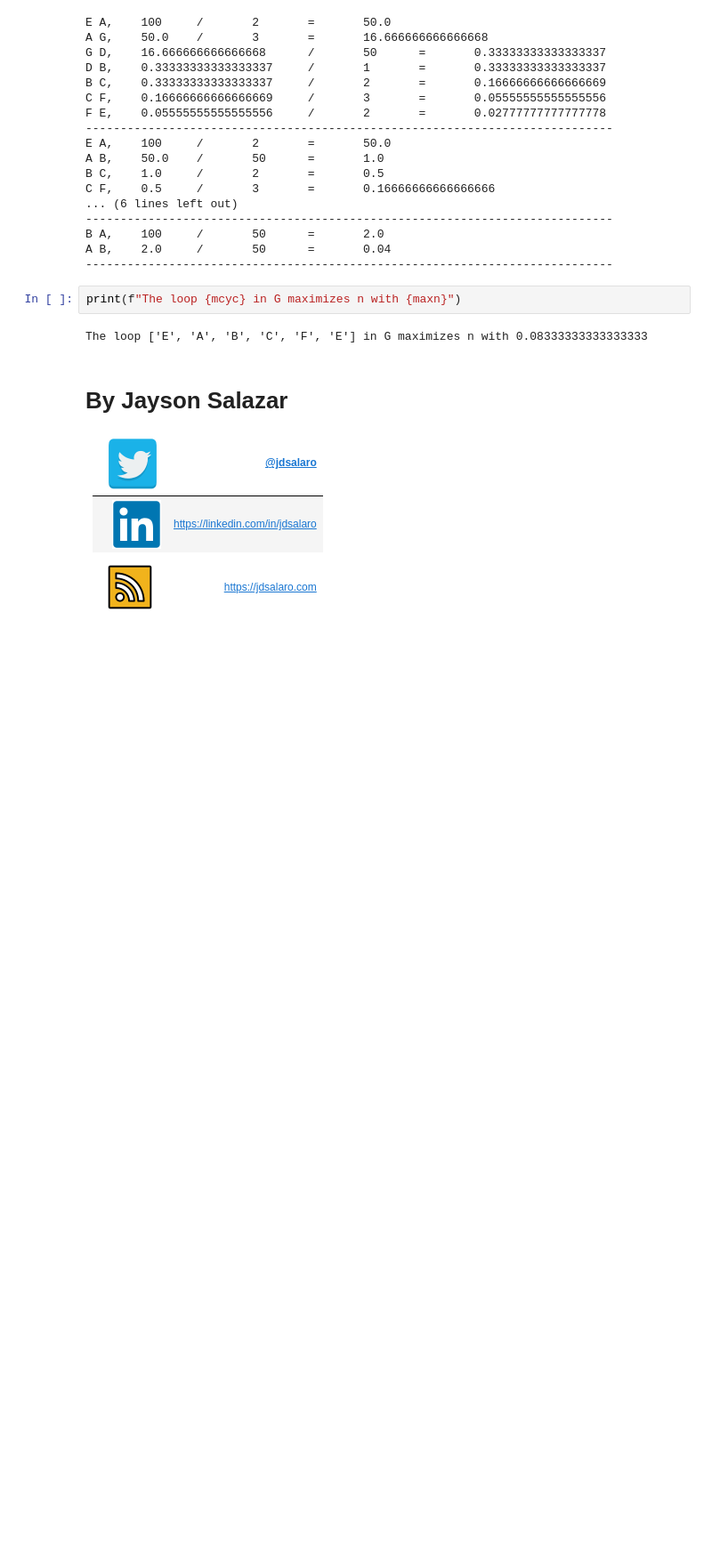
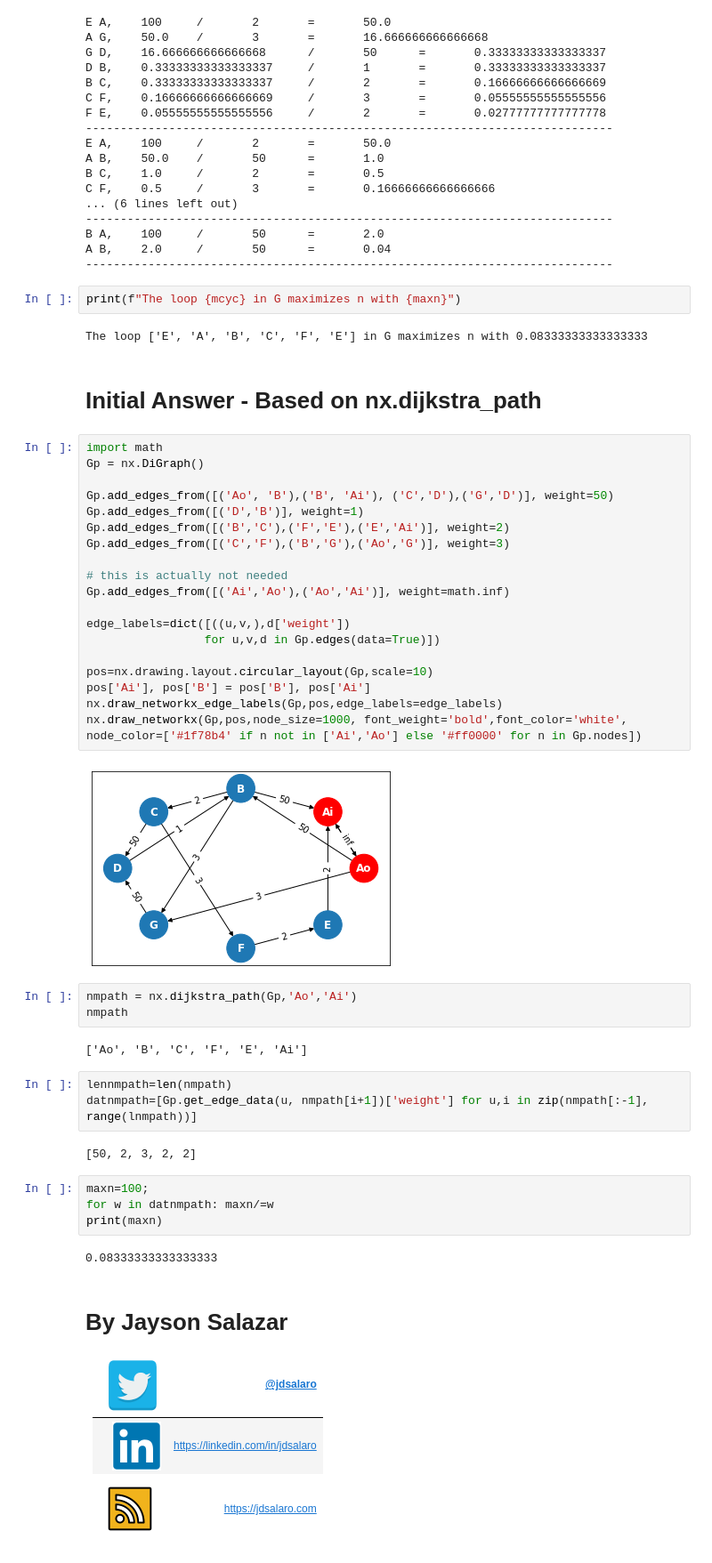
Before and after one commit to jdsalaro/snippets, a Jupyter notebook: networkx/stackoverflow-65854718-find-cycle-from-node-of-interest-that-maximizes-edge-based-calculation.ipynb, the cells around one changed output. Shown at 89% size. Drawn from its saved outputs; the diff is of its cells as text; blank space fills up the shorter version.

```diff
--- a/networkx/stackoverflow-65854718-find-cycle-from-node-of-interest-that-maximizes-edge-based-calculation.ipynb
+++ b/networkx/stackoverflow-65854718-find-cycle-from-node-of-interest-that-maximizes-edge-based-calculation.ipynb
@@ -115,6 +115,45 @@ A B,    2.0     /       50      =       0.04
 print(f"The loop {mcyc} in G maximizes n with {maxn}")
 # %% [output]
 The loop ['E', 'A', 'B', 'C', 'F', 'E'] in G maximizes n with 0.08333333333333333
+# %% [markdown]
+# Initial Answer - Based on nx.dijkstra_path
+# %%
+import math
+Gp = nx.DiGraph()
+
+Gp.add_edges_from([('Ao', 'B'),('B', 'Ai'), ('C','D'),('G','D')], weight=50)
+Gp.add_edges_from([('D','B')], weight=1)
+Gp.add_edges_from([('B','C'),('F','E'),('E','Ai')], weight=2)
+Gp.add_edges_from([('C','F'),('B','G'),('Ao','G')], weight=3)
+
+# this is actually not needed
+Gp.add_edges_from([('Ai','Ao'),('Ao','Ai')], weight=math.inf)
+
+edge_labels=dict([((u,v,),d['weight'])
+                 for u,v,d in Gp.edges(data=True)])
+
+pos=nx.drawing.layout.circular_layout(Gp,scale=10)
+pos['Ai'], pos['B'] = pos['B'], pos['Ai']
+nx.draw_networkx_edge_labels(Gp,pos,edge_labels=edge_labels)
+nx.draw_networkx(Gp,pos,node_size=1000, font_weight='bold',font_color='white', node_color=['#1f78b4' if n not in ['Ai','Ao'] else '#ff0000' for n in Gp.nodes])
+# %% [output]
+[figure, added]
+# %%
+nmpath = nx.dijkstra_path(Gp,'Ao','Ai')
+nmpath
+# %% [output]
+['Ao', 'B', 'C', 'F', 'E', 'Ai']
+# %%
+lennmpath=len(nmpath)
+datnmpath=[Gp.get_edge_data(u, nmpath[i+1])['weight'] for u,i in zip(nmpath[:-1], range(lnmpath))]
+# %% [output]
+[50, 2, 3, 2, 2]
+# %%
+maxn=100;
+for w in datnmpath: maxn/=w
+print(maxn)
+# %% [output]
+0.08333333333333333
 # %% [markdown]
 
 # By Jayson Salazar
```
Also changed, not shown: parts of 2 cells of this notebook, 3 other files.
